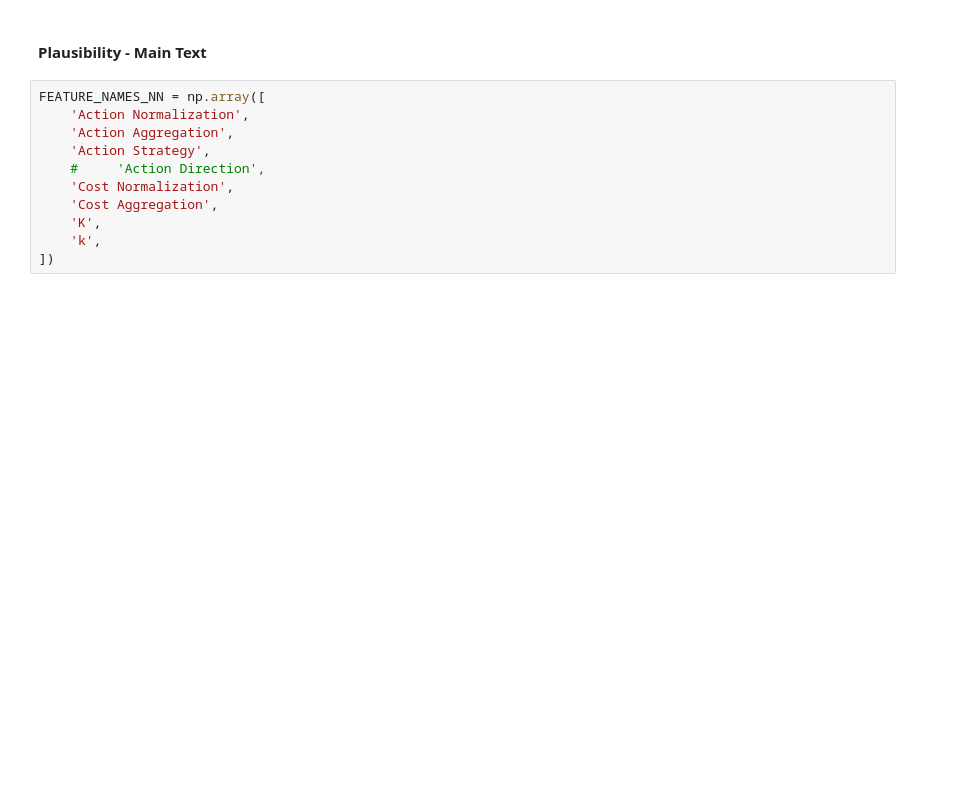
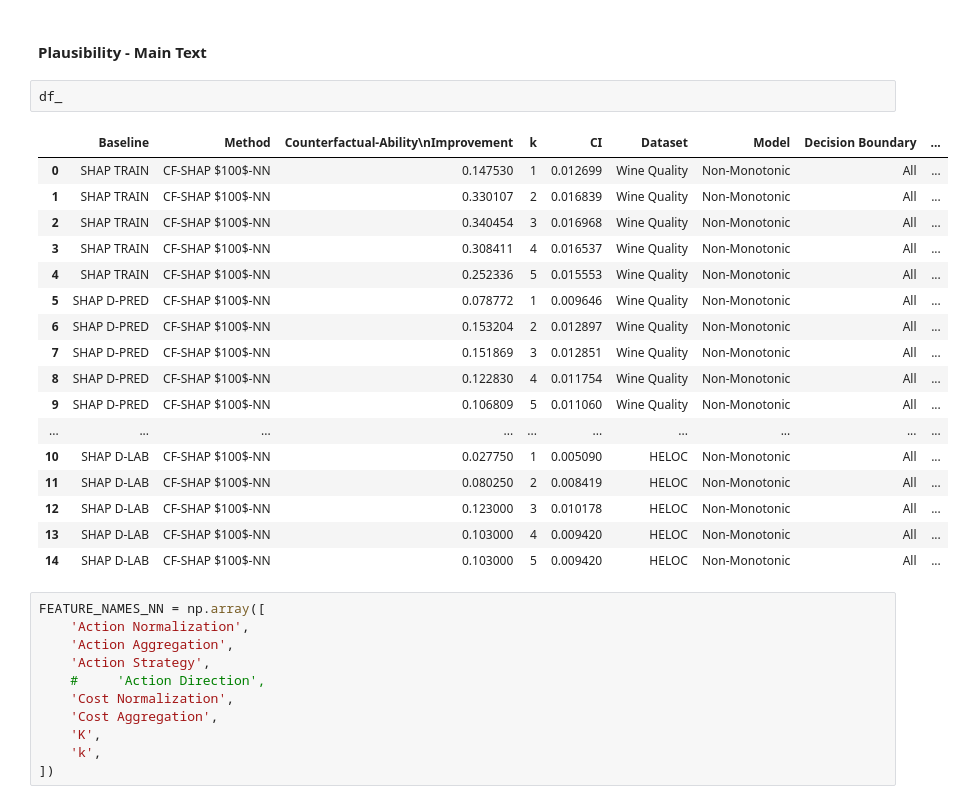
Before and after one commit to jpmorganchase/cf-shap-facct22, a Jupyter notebook: Export - Main Experiments.ipynb, the cells around one changed output. Drawn from its saved outputs; the diff is of its cells as text; blank space fills up the shorter version.

```diff
--- a/Export - Main Experiments.ipynb
+++ b/Export - Main Experiments.ipynb
@@ -744,6 +795,26 @@ Dataset ['HELOC' 'Wine Quality' 'Lending Club']
 | SHAP TRAIN | 5.4 | 13.8 | 26.2 | 26.2 | 20.8 | 11.0 | 17.5 | 21.7 | 28.1 | 35.4 | ... |
 # %% [markdown]
 #### Plausibility - Main Text
+# %%
+df_
+# %% [output]
+|  | Baseline | Method | Counterfactual-Ability\nImprovement | k | CI | Dataset | Model | Decision Boundary | ... |
+| 0 | SHAP TRAIN | CF-SHAP $100$-NN | 0.147530 | 1 | 0.012699 | Wine Quality | Non-Monotonic | All | ... |
+| 1 | SHAP TRAIN | CF-SHAP $100$-NN | 0.330107 | 2 | 0.016839 | Wine Quality | Non-Monotonic | All | ... |
+| 2 | SHAP TRAIN | CF-SHAP $100$-NN | 0.340454 | 3 | 0.016968 | Wine Quality | Non-Monotonic | All | ... |
+| 3 | SHAP TRAIN | CF-SHAP $100$-NN | 0.308411 | 4 | 0.016537 | Wine Quality | Non-Monotonic | All | ... |
+| 4 | SHAP TRAIN | CF-SHAP $100$-NN | 0.252336 | 5 | 0.015553 | Wine Quality | Non-Monotonic | All | ... |
+| 5 | SHAP D-PRED | CF-SHAP $100$-NN | 0.078772 | 1 | 0.009646 | Wine Quality | Non-Monotonic | All | ... |
+| 6 | SHAP D-PRED | CF-SHAP $100$-NN | 0.153204 | 2 | 0.012897 | Wine Quality | Non-Monotonic | All | ... |
+| 7 | SHAP D-PRED | CF-SHAP $100$-NN | 0.151869 | 3 | 0.012851 | Wine Quality | Non-Monotonic | All | ... |
+| 8 | SHAP D-PRED | CF-SHAP $100$-NN | 0.122830 | 4 | 0.011754 | Wine Quality | Non-Monotonic | All | ... |
+| 9 | SHAP D-PRED | CF-SHAP $100$-NN | 0.106809 | 5 | 0.011060 | Wine Quality | Non-Monotonic | All | ... |
+| ... | ... | ... | ... | ... | ... | ... | ... | ... | ... |
+| 10 | SHAP D-LAB | CF-SHAP $100$-NN | 0.027750 | 1 | 0.005090 | HELOC | Non-Monotonic | All | ... |
+| 11 | SHAP D-LAB | CF-SHAP $100$-NN | 0.080250 | 2 | 0.008419 | HELOC | Non-Monotonic | All | ... |
+| 12 | SHAP D-LAB | CF-SHAP $100$-NN | 0.123000 | 3 | 0.010178 | HELOC | Non-Monotonic | All | ... |
+| 13 | SHAP D-LAB | CF-SHAP $100$-NN | 0.103000 | 4 | 0.009420 | HELOC | Non-Monotonic | All | ... |
+| 14 | SHAP D-LAB | CF-SHAP $100$-NN | 0.103000 | 5 | 0.009420 | HELOC | Non-Monotonic | All | ... |
 # %%
 FEATURE_NAMES_NN = np.array([
     'Action Normalization',
```
Also changed, not shown: parts of 23 cells of this notebook, 1 other file.
